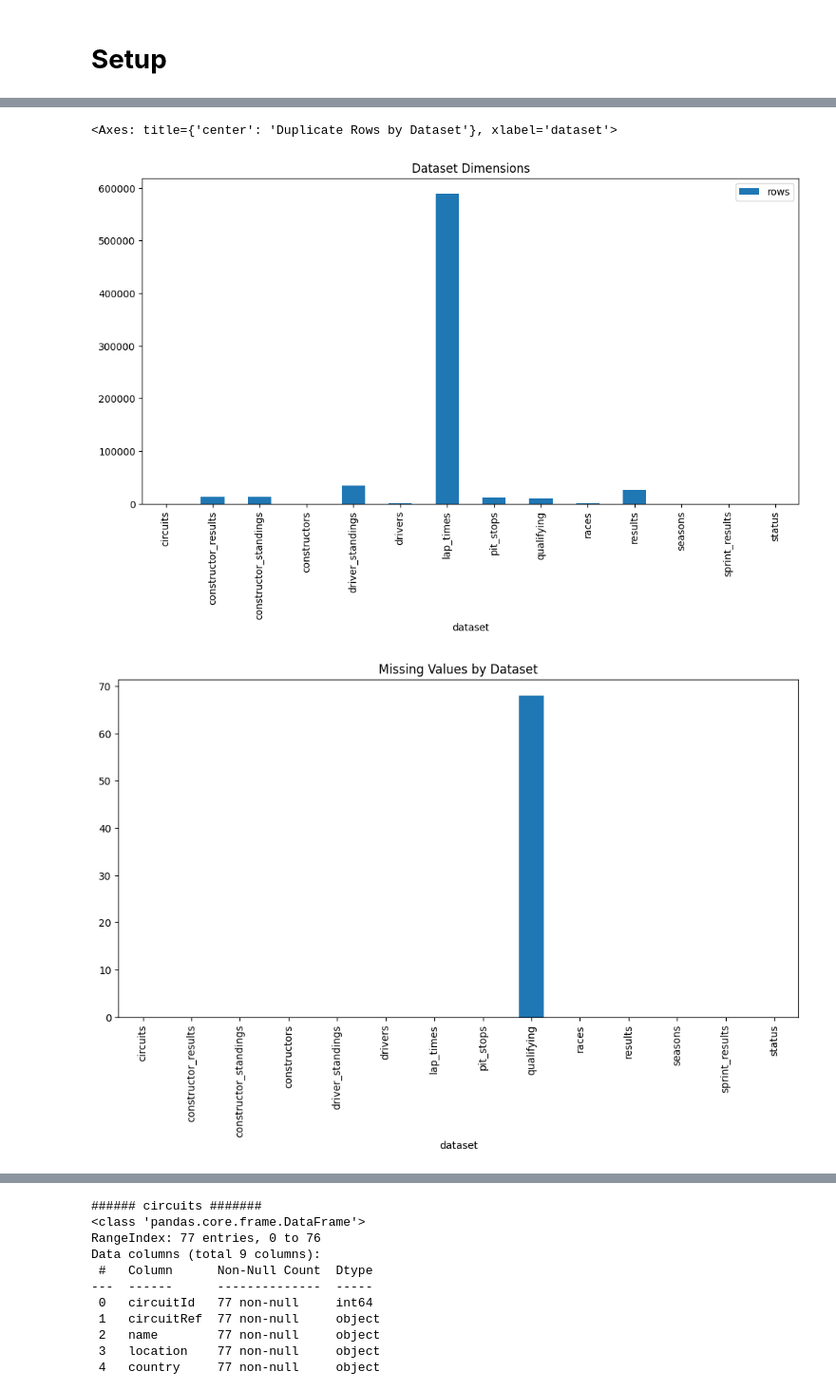
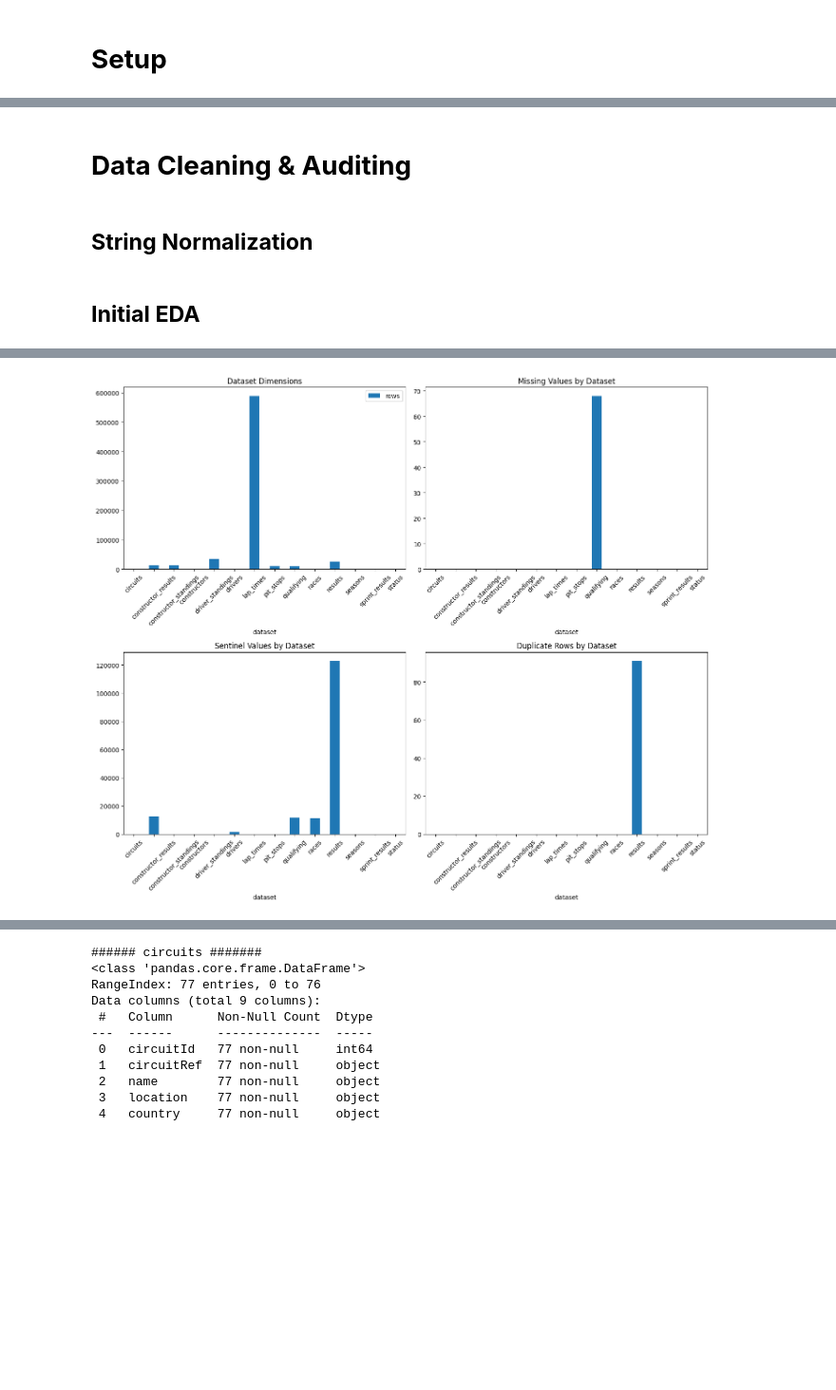
Before and after one commit to EchoKnights/CSEN903-Project, a Jupyter notebook: acl-milestone.ipynb, the cells around one changed output, grey strips where cells are left out. Shown at 95% size. Drawn from its saved outputs; the diff is of its cells as text; code cells hidden in the pictures; blank space fills up the shorter version.

```diff
--- a/acl-milestone.ipynb
+++ b/acl-milestone.ipynb
@@ -98,0 +45,4 @@ memory usage: 738.0+ KB
+# %% [markdown]
+# **Data Cleaning & Auditing**
+# %% [markdown]
+## **String Normalization**
@@ -99,3 +55,5 @@ memory usage: 738.0+ KB
+# %% [markdown]
+## **Initial EDA**
 # %%
 summary = []
 missing = []
@@ -125,12 +83,6 @@ for name, df in tables.items():
     })
 
 
-summary_df = pd.DataFrame(summary)
-missing_df = pd.DataFrame(missing)
-sentinels_df = pd.DataFrame(sentinels)
-duplicates_df = pd.DataFrame(duplicates)
-
-
 check = bool(results[['raceId', 'driverId']].duplicated().any())
 number = results[['raceId', 'driverId']].duplicated().sum()
 duplicate_groups = (
@@ -138,6 +90,16 @@ duplicate_groups = (
     .size()
 )
 duplicate_groups = duplicate_groups[duplicate_groups > 1]
+
+for record in duplicates:
+    if(record['dataset'] == 'results'):
+        record['duplicates'] = number
+        break
+
+summary_df = pd.DataFrame(summary)
+missing_df = pd.DataFrame(missing)
+sentinels_df = pd.DataFrame(sentinels)
+duplicates_df = pd.DataFrame(duplicates)
 
 print('Does the results table contain any duplicate race data?: ', check)
 print('How many? ', number)
@@ -167,55 +129,70 @@ for name, df in tables.items():
 
 print('\n')
 
+# Create a 2x2 grid of subplots with a shared figure size
+fig, axes = plt.subplots(nrows=2, ncols=2, figsize=(14, 12))
+
+# 1. Dataset Dimensions (Top-Left)
 summary_df.plot(
     x="dataset",
     y=["rows"],
     kind="bar",
-    figsize=(12, 6),
+    ax=axes[0, 0],
     title="Dataset Dimensions"
 )
+
+# 2. Missing Values (Top-Right)
 missing_df.plot(
     x="dataset",
     y="missing_values",
     kind="bar",
-    figsize=(12, 6),
+    ax=axes[0, 1],
     title="Missing Values by Dataset",
     legend=False
 )
+
+# 3. Sentinel Values (Bottom-Left)
 sentinels_df.plot(
     x="dataset",
     y="sentinel_values",
     kind="bar",
-    figsize=(12, 6),
+    ax=axes[1, 0],
     title="Sentinel Values by Dataset",
     legend=False
 )
+
+# 4. Duplicate Rows (Bottom-Right)
 duplicates_df.plot(
     x="dataset",
     y="duplicates",
     kind="bar",
-    figsize=(12, 6),
+    ax=axes[1, 1],
     title="Duplicate Rows by Dataset",
     legend=False
 )
+
+# Rotate x-axis labels for readability and prevent overlapping titles/labels
+for ax in axes.flat:
+    ax.tick_params(axis='x', rotation=45)
+
+plt.tight_layout()
+plt.show()
 # %% [output]
 Does the results table contain any duplicate race data?:  True
 How many?  91
 Driver-race combinations with duplicates: 85
 
 
 ########### Missing Columns ####################
 
 qualifying
 q2    22
 q3    46
 dtype: int64
 
 ... (46 lines left out)
 milliseconds      20
 fastestLap         9
 fastestLapTime     9
 dtype: int64
-<Axes: title={'center': 'Duplicate Rows by Dataset'}, xlabel='dataset'>
-[figure, old version]
+[figure, new version]
-[figure, removed]
```
Also changed, not shown: parts of 25 cells of this notebook.
